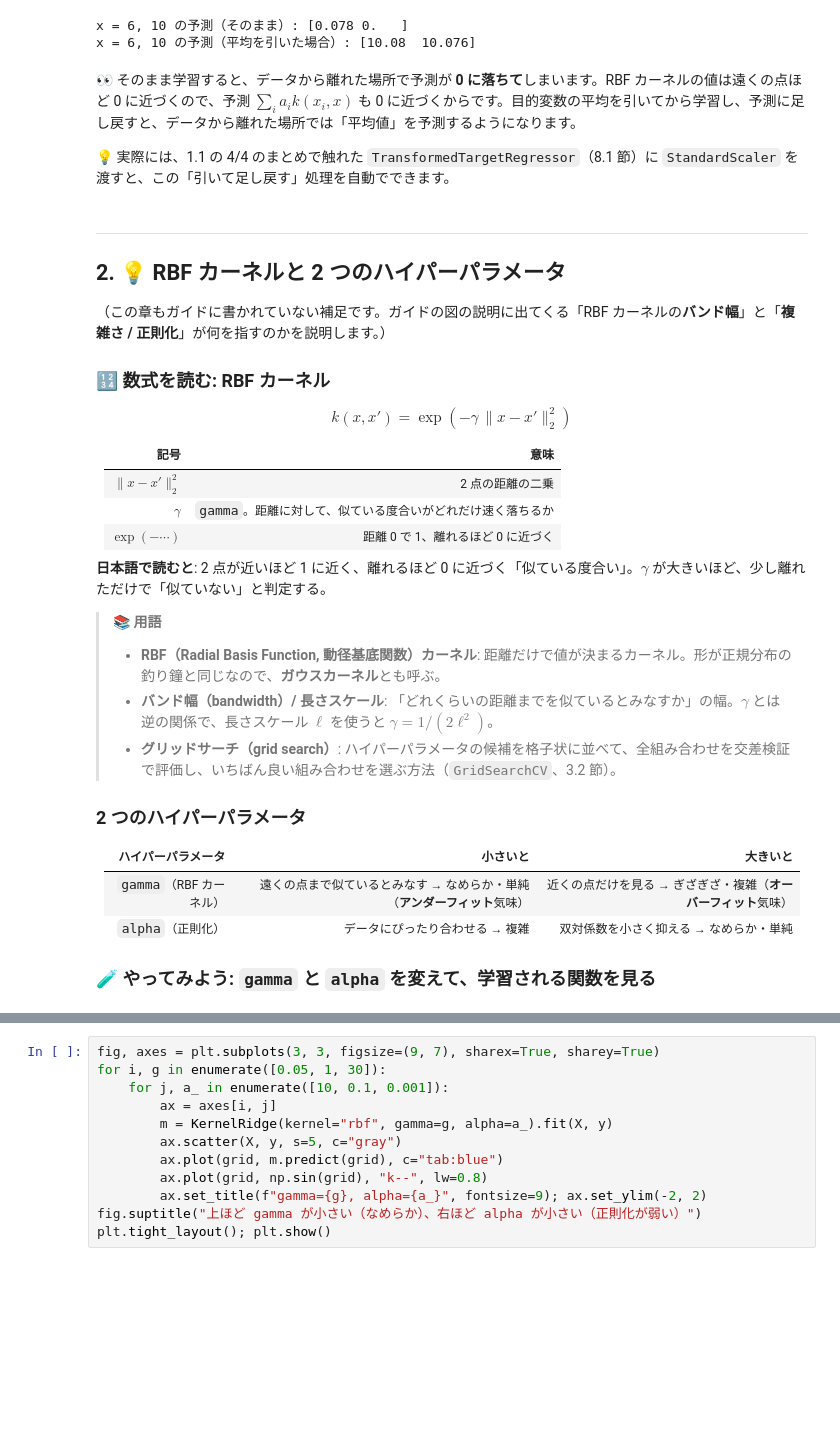
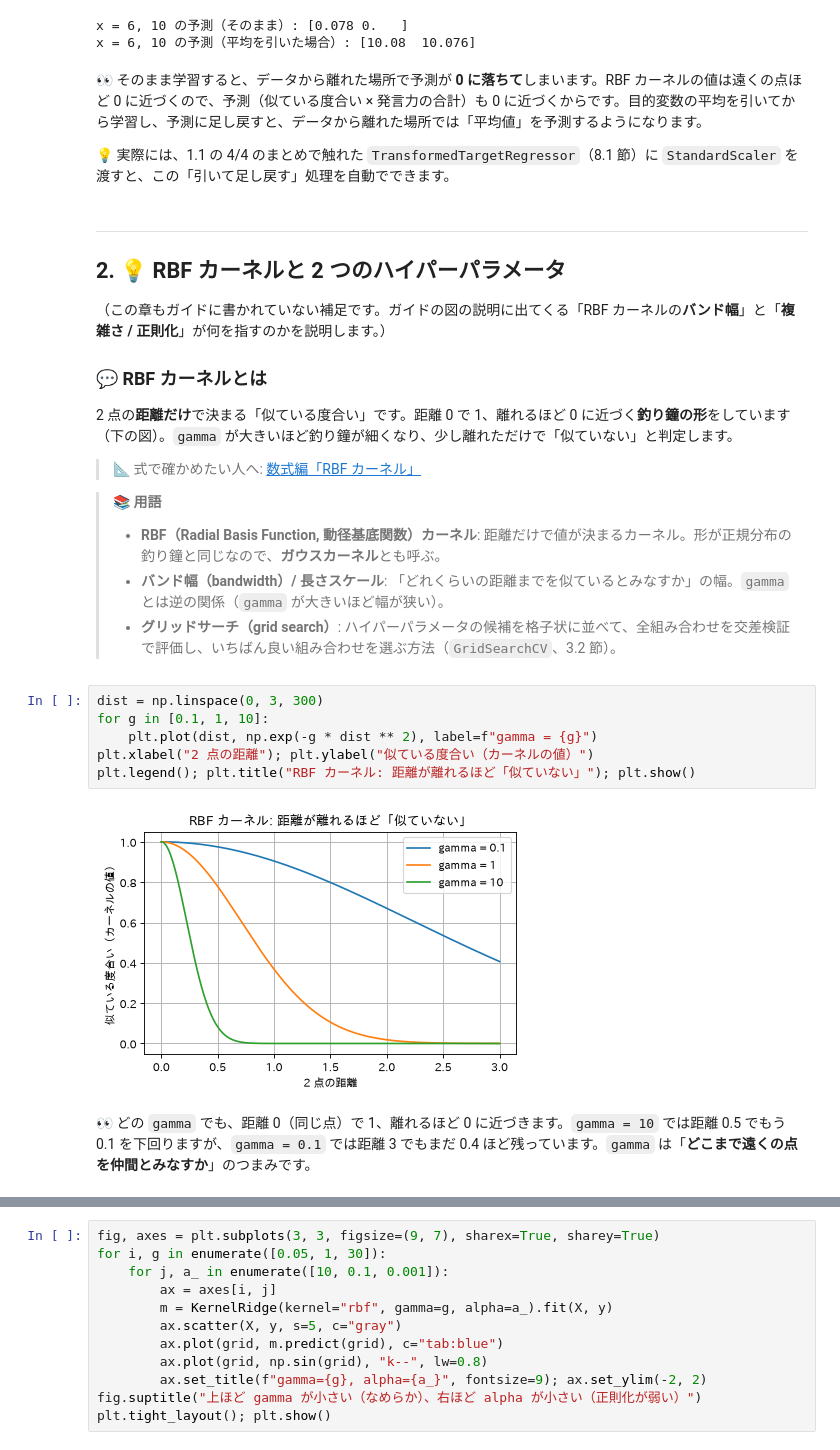
Before and after one commit to qsat/sandbox, a Jupyter notebook: study-sklearn/notebooks/01_supervised/03_kernel_ridge.ipynb, the cells around one changed output, grey strips where cells are left out. Drawn from its saved outputs; the diff is of its cells as text; blank space fills up the shorter version.

```diff
--- a/study-sklearn/notebooks/01_supervised/03_kernel_ridge.ipynb
+++ b/study-sklearn/notebooks/01_supervised/03_kernel_ridge.ipynb
@@ -267,7 +250,7 @@ print("x = 6, 10 の予測（平均を引いた場合）:", (centered.predict(fa
 x = 6, 10 の予測（そのまま）: [0.078 0.   ]
 x = 6, 10 の予測（平均を引いた場合）: [10.08  10.076]
 # %% [markdown]
-👀 そのまま学習すると、データから離れた場所で予測が **0 に落ちて**しまいます。RBF カーネルの値は遠くの点ほど 0 に近づくので、予測 $\sum_i a_i k(x_i, x)$ も 0 に近づくからです。目的変数の平均を引いてから学習し、予測に足し戻すと、データから離れた場所では「平均値」を予測するようになります。
+👀 そのまま学習すると、データから離れた場所で予測が **0 に落ちて**しまいます。RBF カーネルの値は遠くの点ほど 0 に近づくので、予測（似ている度合い × 発言力の合計）も 0 に近づくからです。目的変数の平均を引いてから学習し、予測に足し戻すと、データから離れた場所では「平均値」を予測するようになります。
 
 💡 実際には、1.1 の 4/4 のまとめで触れた `TransformedTargetRegressor`（8.1 節）に `StandardScaler` を渡すと、この「引いて足し戻す」処理を自動でできます。
 # %% [markdown]
@@ -276,28 +259,23 @@ x = 6, 10 の予測（平均を引いた場合）: [10.08  10.076]
 
 （この章もガイドに書かれていない補足です。ガイドの図の説明に出てくる「RBF カーネルの**バンド幅**」と「**複雑さ / 正則化**」が何を指すのかを説明します。）
 
-### 🔢 数式を読む: RBF カーネル
+### 💬 RBF カーネルとは
 
-$$k(x, x') = \exp\left( -\gamma \, \| x - x' \|_2^2 \right)$$
+2 点の**距離だけ**で決まる「似ている度合い」です。距離 0 で 1、離れるほど 0 に近づく**釣り鐘の形**をしています（下の図）。`gamma` が大きいほど釣り鐘が細くなり、少し離れただけで「似ていない」と判定します。
 
-| 記号 | 意味 |
-|---|---|
-| $\lVert  x - x' \rVert _2^2$ | 2 点の距離の二乗 |
-| $\gamma$ | `gamma`。距離に対して、似ている度合いがどれだけ速く落ちるか |
-| $\exp(-\cdots)$ | 距離 0 で 1、離れるほど 0 に近づく |
-
-**日本語で読むと**: 2 点が近いほど 1 に近く、離れるほど 0 に近づく「似ている度合い」。$\gamma$ が大きいほど、少し離れただけで「似ていない」と判定する。
+> 📐 式で確かめたい人へ: [数式編「RBF カーネル」](./math/03_kernel_ridge_math.md#rbf)
 
 > 📚 **用語**
 > - **RBF（Radial Basis Function, 動径基底関数）カーネル**: 距離だけで値が決まるカーネル。形が正規分布の釣り鐘と同じなので、**ガウスカーネル**とも呼ぶ。
-> - **バンド幅（bandwidth）/ 長さスケール**: 「どれくらいの距離までを似ているとみなすか」の幅。$\gamma$ とは逆の関係で、長さスケール $\ell$ を使うと $\gamma = 1 / (2 \ell^2)$。
+> - **バンド幅（bandwidth）/ 長さスケール**: 「どれくらいの距離までを似ているとみなすか」の幅。`gamma` とは逆の関係（`gamma` が大きいほど幅が狭い）。
 > - **グリッドサーチ（grid search）**: ハイパーパラメータの候補を格子状に並べて、全組み合わせを交差検証で評価し、いちばん良い組み合わせを選ぶ方法（`GridSearchCV`、3.2 節）。
-
-### 2 つのハイパーパラメータ
-
-| ハイパーパラメータ | 小さいと | 大きいと |
-|---|---|---|
-| `gamma`（RBF カーネル） | 遠くの点まで似ているとみなす → なめらか・単純（**アンダーフィット**気味） | 近くの点だけを見る → ぎざぎざ・複雑（**オーバーフィット**気味） |
-| `alpha`（正則化） | データにぴったり合わせる → 複雑 | 双対係数を小さく抑える → なめらか・単純 |
-
-### 🧪 やってみよう: `gamma` と `alpha` を変えて、学習される関数を見る
+# %%
+dist = np.linspace(0, 3, 300)
+for g in [0.1, 1, 10]:
+    plt.plot(dist, np.exp(-g * dist ** 2), label=f"gamma = {g}")
+plt.xlabel("2 点の距離"); plt.ylabel("似ている度合い（カーネルの値）")
+plt.legend(); plt.title("RBF カーネル: 距離が離れるほど「似ていない」"); plt.show()
+# %% [output]
+[figure, added]
+# %% [markdown]
+👀 どの `gamma` でも、距離 0（同じ点）で 1、離れるほど 0 に近づきます。`gamma = 10` では距離 0.5 でもう 0.1 を下回りますが、`gamma = 0.1` では距離 3 でもまだ 0.4 ほど残っています。`gamma` は「**どこまで遠くの点を仲間とみなすか**」のつまみです。
```
Also changed, not shown: parts of 9 cells of this notebook, 25 other files.
